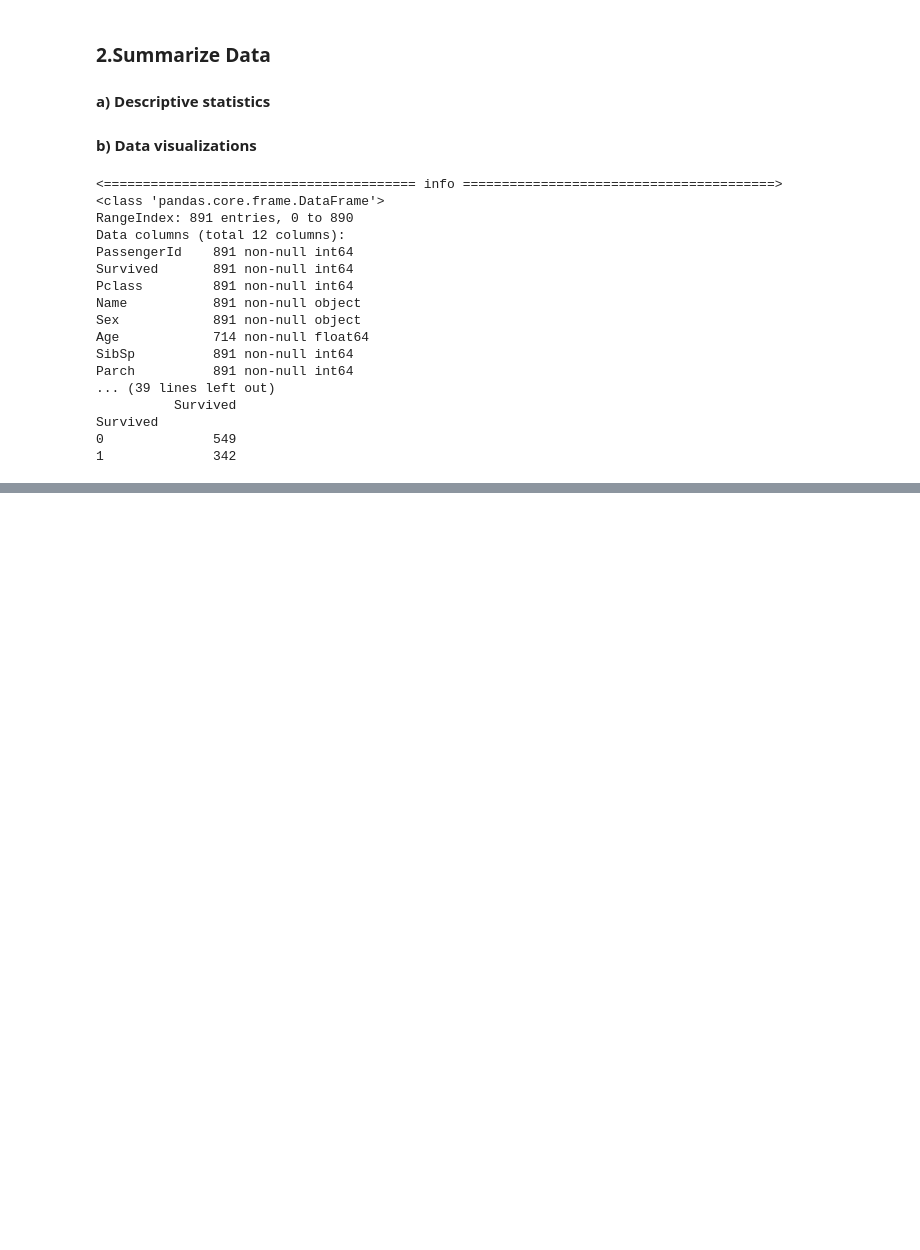
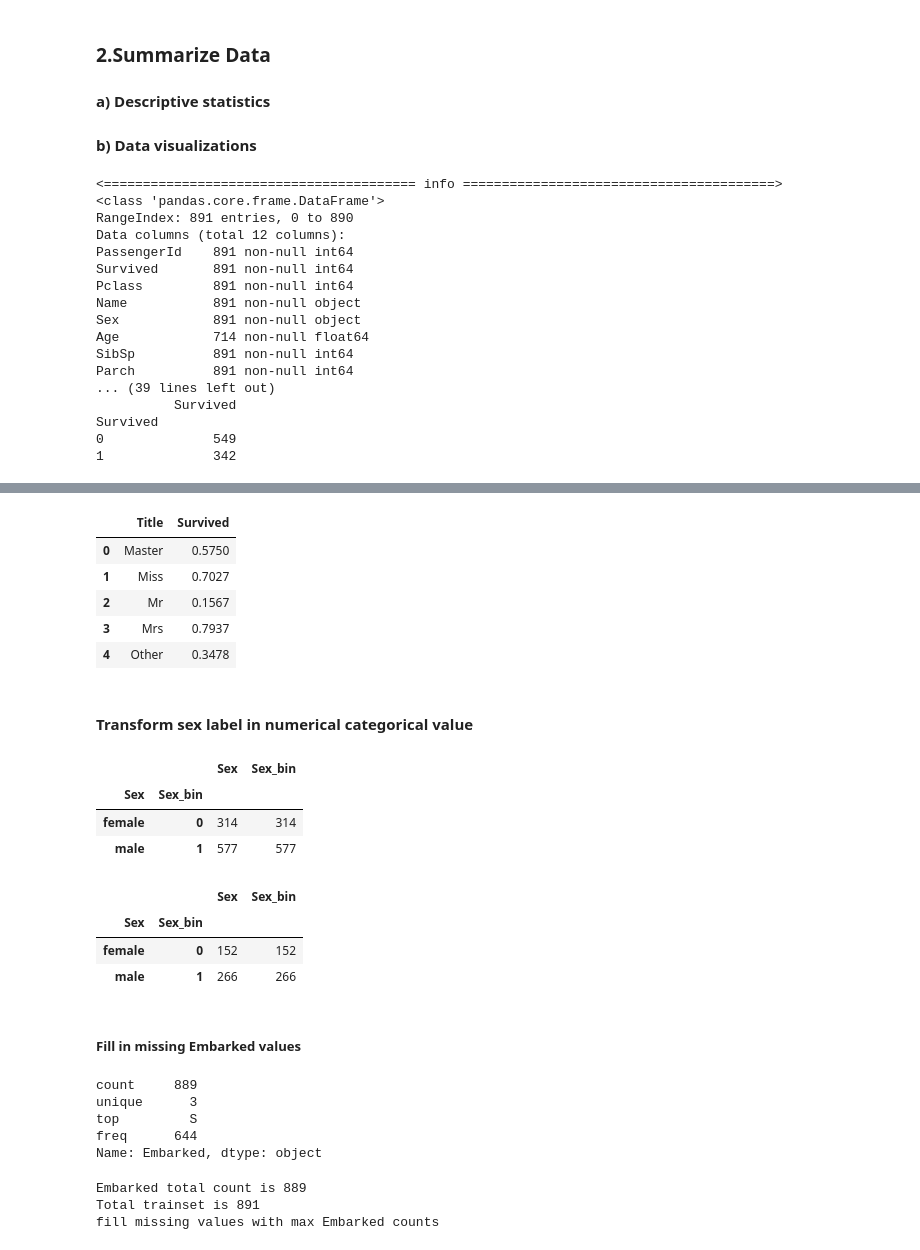
Before and after one commit to krishnamohan-seelam/MachineLearning_obsolete, a Jupyter notebook: classification/Kaggle_Titanic.ipynb, the cells around one changed output, grey strips where cells are left out. Drawn from its saved outputs; the diff is of its cells as text; code cells hidden in the pictures; blank space fills up the shorter version.

```diff
--- a/classification/Kaggle_Titanic.ipynb
+++ b/classification/Kaggle_Titanic.ipynb
@@ -268,0 +295,4 @@ g1 = sns.factorplot(x="Embarked", hue="Sex", col="Survived",data=train_dataset,
+# %%
+full_dataset = [train_dataset, test_dataset]
+for dataset in full_dataset:
+    dataset['Title'] = dataset['Name'].str.extract(' ([A-Za-z]+)\.',expand=False)
@@ -268,0 +333,15 @@ g1 = sns.factorplot(x="Embarked", hue="Sex", col="Survived",data=train_dataset,
+# %%
+for dataset in full_dataset:
+    dataset['Title'] = dataset['Title'].replace(['Lady', 'Countess','Capt', 'Col', 'Don', 'Dr', 'Major', 'Rev', 'Sir', 'Jonkheer', 'Dona'], 'Other')
+    dataset['Title'] = dataset['Title'].replace('Mlle', 'Miss')
+    dataset['Title'] = dataset['Title'].replace('Ms', 'Miss')
+    dataset['Title'] = dataset['Title'].replace('Mme', 'Mrs')
+
+train_dataset[['Title', 'Survived']].groupby(['Title'], as_index=False).mean()
+# %% [output]
+|  | Title | Survived |
+| 0 | Master | 0.5750 |
+| 1 | Miss | 0.7027 |
+| 2 | Mr | 0.1567 |
+| 3 | Mrs | 0.7937 |
+| 4 | Other | 0.3478 |
@@ -268,0 +353,2 @@ g1 = sns.factorplot(x="Embarked", hue="Sex", col="Survived",data=train_dataset,
+# %% [markdown]
+####  Transform  sex  label in numerical categorical value
@@ -268,0 +362,31 @@ g1 = sns.factorplot(x="Embarked", hue="Sex", col="Survived",data=train_dataset,
+# %%
+train_dataset.groupby(['Sex','Sex_bin'])['Sex','Sex_bin'].count()
+# %% [output]
+|  |  | Sex | Sex_bin |
+| Sex | Sex_bin |  |  |
+| female | 0 | 314 | 314 |
+| male | 1 | 577 | 577 |
+# %%
+test_dataset.groupby(['Sex','Sex_bin'])['Sex','Sex_bin'].count()
+# %% [output]
+|  |  | Sex | Sex_bin |
+| Sex | Sex_bin |  |  |
+| female | 0 | 152 | 152 |
+| male | 1 | 266 | 266 |
+# %% [markdown]
+#####  Fill in missing Embarked values
+# %%
+train_dataset['Embarked'].describe()
+# %% [output]
+count     889
+unique      3
+top         S
+freq      644
+Name: Embarked, dtype: object
+# %%
+print("Embarked total count is {0}\nTotal trainset is {1} " .format(train_dataset['Embarked'].describe()['count'],len(train_dataset)) )
+print("fill missing values with max Embarked counts")
+# %% [output]
+Embarked total count is 889
+Total trainset is 891
+fill missing values with max Embarked counts
```
Also changed, not shown: parts of 18 cells of this notebook.
